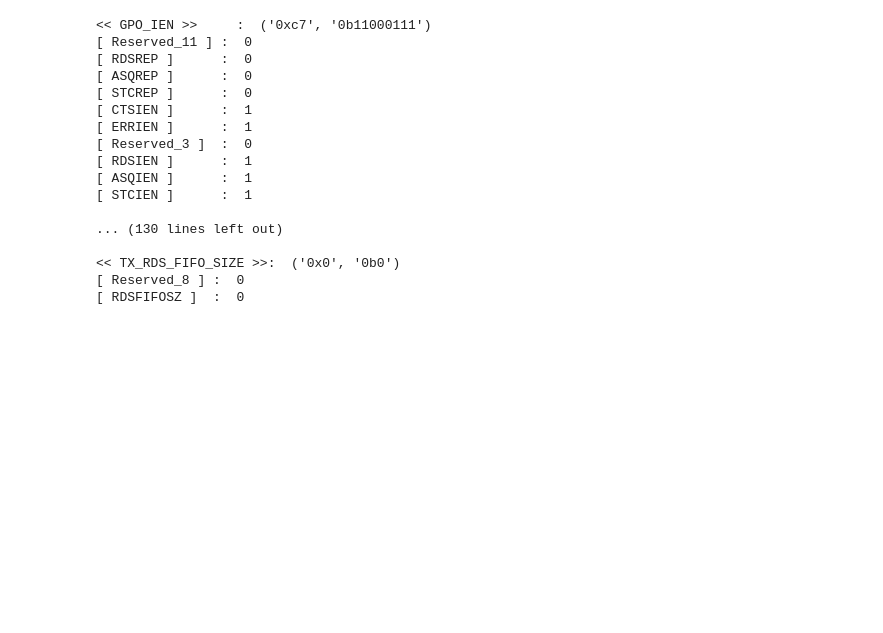
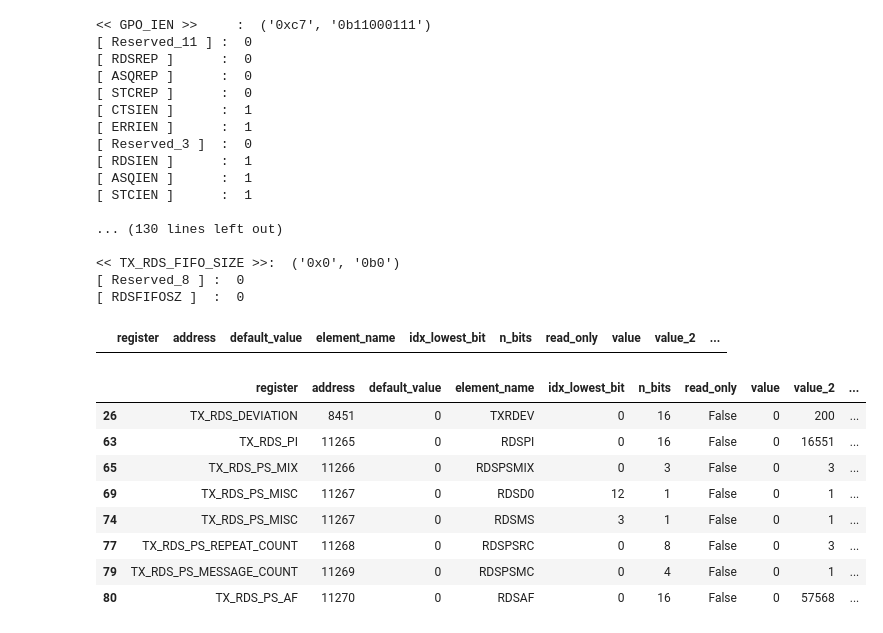
Before and after one commit to Wei1234c/FM_Transceivers, a Jupyter notebook: notebooks/Functional test/Si4713 Functional Test .ipynb, the cells around one changed output. Drawn from its saved outputs; the diff is of its cells as text; code cells hidden in the pictures; blank space fills up the shorter version.

```diff
--- a/notebooks/Functional test/Si4713 Functional Test .ipynb
+++ b/notebooks/Functional test/Si4713 Functional Test .ipynb
@@ -250,0 +265,25 @@ si.print()
+# %%
+si.init()
+initial_registers_values = si.registers_values
+# %%
+si.read_all_registers()
+read_back_registers_values = si.registers_values
+# %%
+df = si.map.compare_values_sets_pd(initial_registers_values, DEFAULT_REGISTERS_VALUES)
+df[df.different == 1]
+# %% [output]
+|  | register | address | default_value | element_name | idx_lowest_bit | n_bits | read_only | value | value_2 | ... |
+# %%
+df = si.map.compare_values_sets_pd(initial_registers_values, read_back_registers_values)
+# df
+df[df.different == 1]
+# %% [output]
+|  | register | address | default_value | element_name | idx_lowest_bit | n_bits | read_only | value | value_2 | ... |
+| 26 | TX_RDS_DEVIATION | 8451 | 0 | TXRDEV | 0 | 16 | False | 0 | 200 | ... |
+| 63 | TX_RDS_PI | 11265 | 0 | RDSPI | 0 | 16 | False | 0 | 16551 | ... |
+| 65 | TX_RDS_PS_MIX | 11266 | 0 | RDSPSMIX | 0 | 3 | False | 0 | 3 | ... |
+| 69 | TX_RDS_PS_MISC | 11267 | 0 | RDSD0 | 12 | 1 | False | 0 | 1 | ... |
+| 74 | TX_RDS_PS_MISC | 11267 | 0 | RDSMS | 3 | 1 | False | 0 | 1 | ... |
+| 77 | TX_RDS_PS_REPEAT_COUNT | 11268 | 0 | RDSPSRC | 0 | 8 | False | 0 | 3 | ... |
+| 79 | TX_RDS_PS_MESSAGE_COUNT | 11269 | 0 | RDSPSMC | 0 | 4 | False | 0 | 1 | ... |
+| 80 | TX_RDS_PS_AF | 11270 | 0 | RDSAF | 0 | 16 | False | 0 | 57568 | ... |
```
Also changed, not shown: parts of 10 cells of this notebook, 8 other files.
